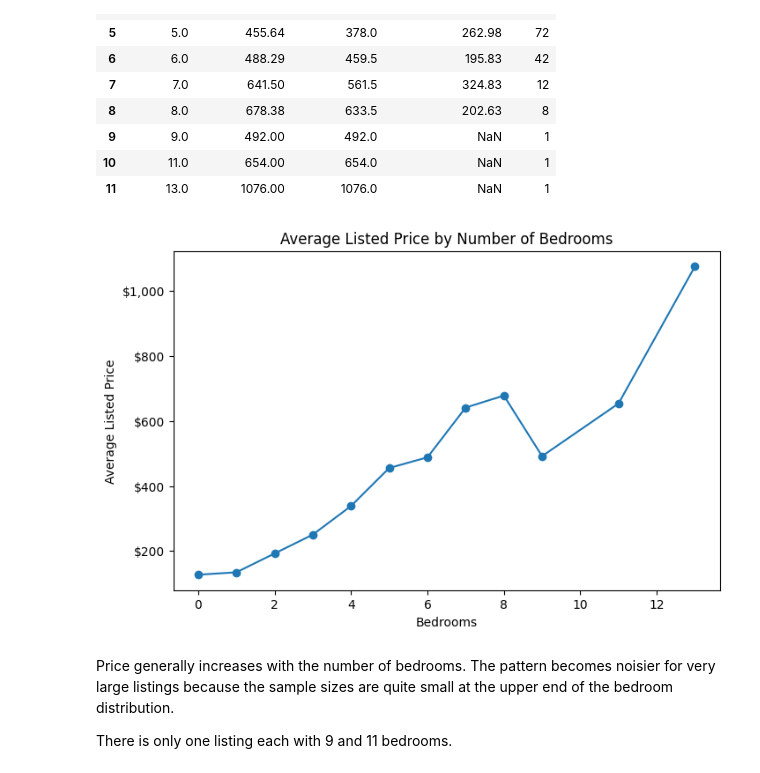
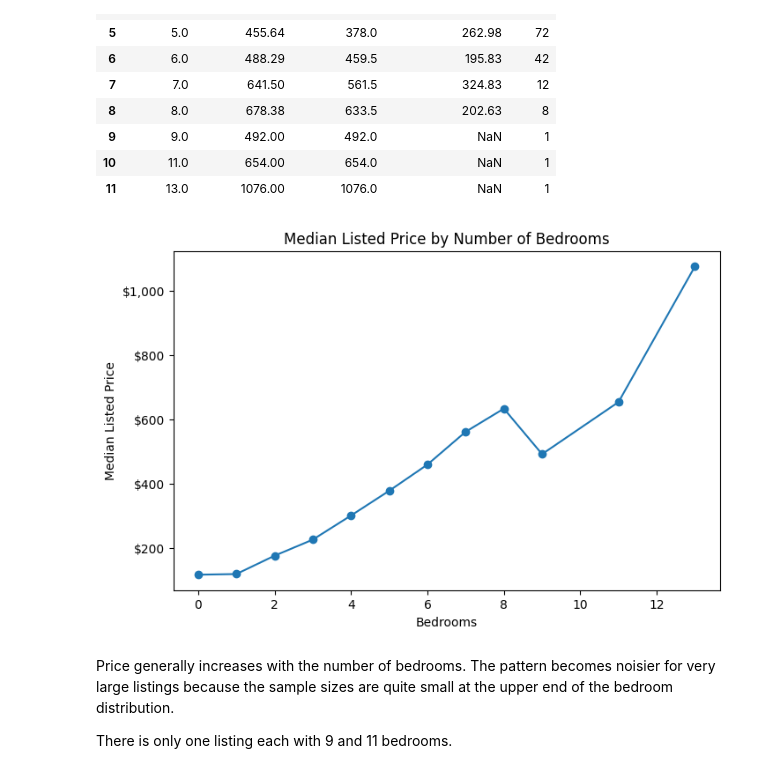
Before and after one commit to Vlad-Lee/airbnb-pricing-analysis, a Jupyter notebook: notebooks/02_EDA_clean.ipynb, the cells around one changed output. Cells and saved outputs as stored; diff of their text form; code cells hidden in the pictures.

```diff
--- a/notebooks/02_EDA_clean.ipynb
+++ b/notebooks/02_EDA_clean.ipynb
@@ -321,16 +321,16 @@ bedroom_price
 | 11 | 13.0 | 1076.00 | 1076.0 | NaN | 1 |
 # %%
 fig, ax = plt.subplots(figsize=(8, 5))
-ax.plot(bedroom_price["bedrooms"], bedroom_price["average_price"], marker="o")
-ax.set_title("Average Listed Price by Number of Bedrooms")
+ax.plot(bedroom_price["bedrooms"], bedroom_price["median_price"], marker="o")
+ax.set_title("Median Listed Price by Number of Bedrooms")
 ax.set_xlabel("Bedrooms")
-ax.set_ylabel("Average Listed Price")
+ax.set_ylabel("Median Listed Price")
 ax.yaxis.set_major_formatter(price_formatter)
-plt.savefig("../figures/avg_price_num_bedrooms.png", bbox_inches="tight")
+plt.savefig("../figures/median_price_num_bedrooms.png", bbox_inches="tight")
 
 plt.show()
 # %% [output]
-[figure, old version]
+[figure, new version]
 # %% [markdown]
 Price generally increases with the number of bedrooms. The pattern becomes noisier for very large listings because the sample sizes are quite small at the upper end of the bedroom distribution.
 
```
Also changed, not shown: 3 other files.
